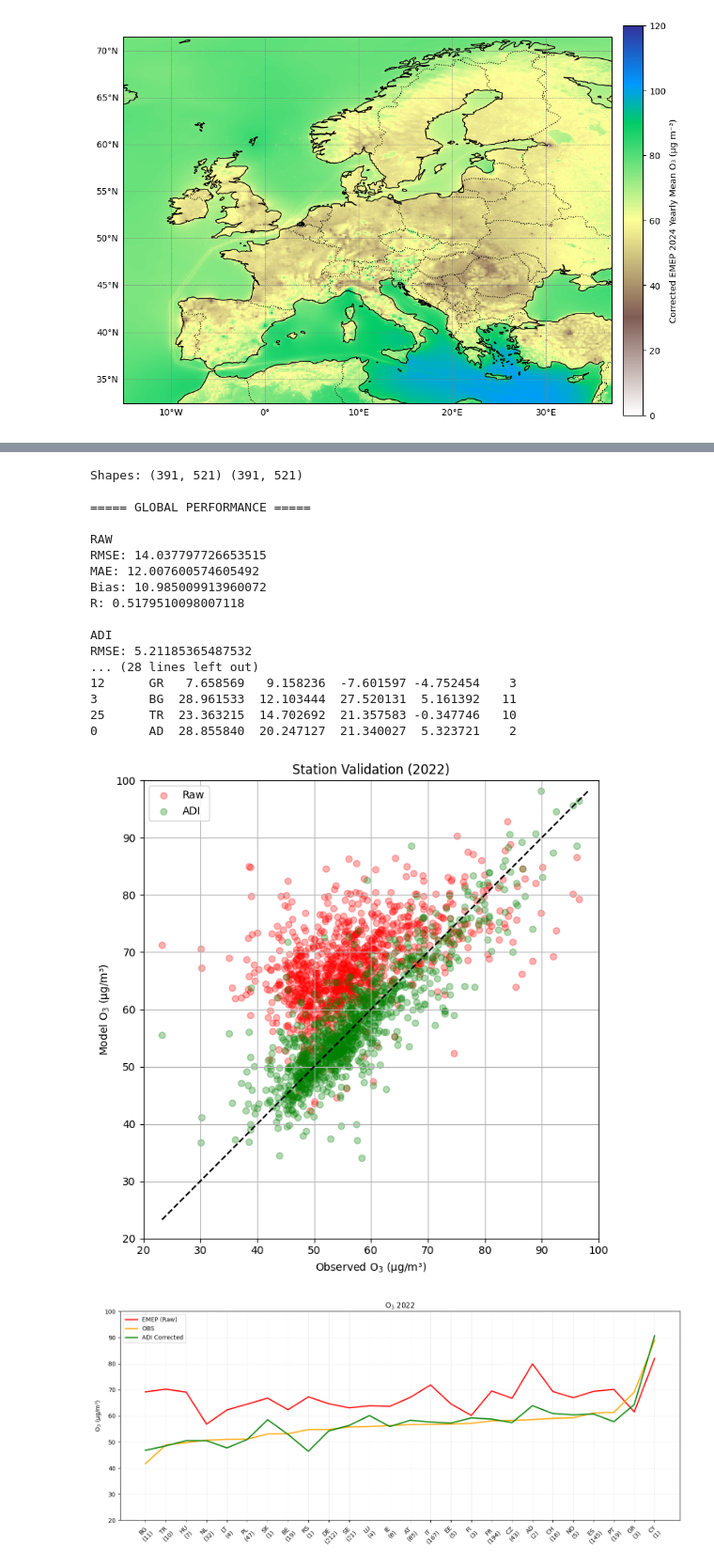
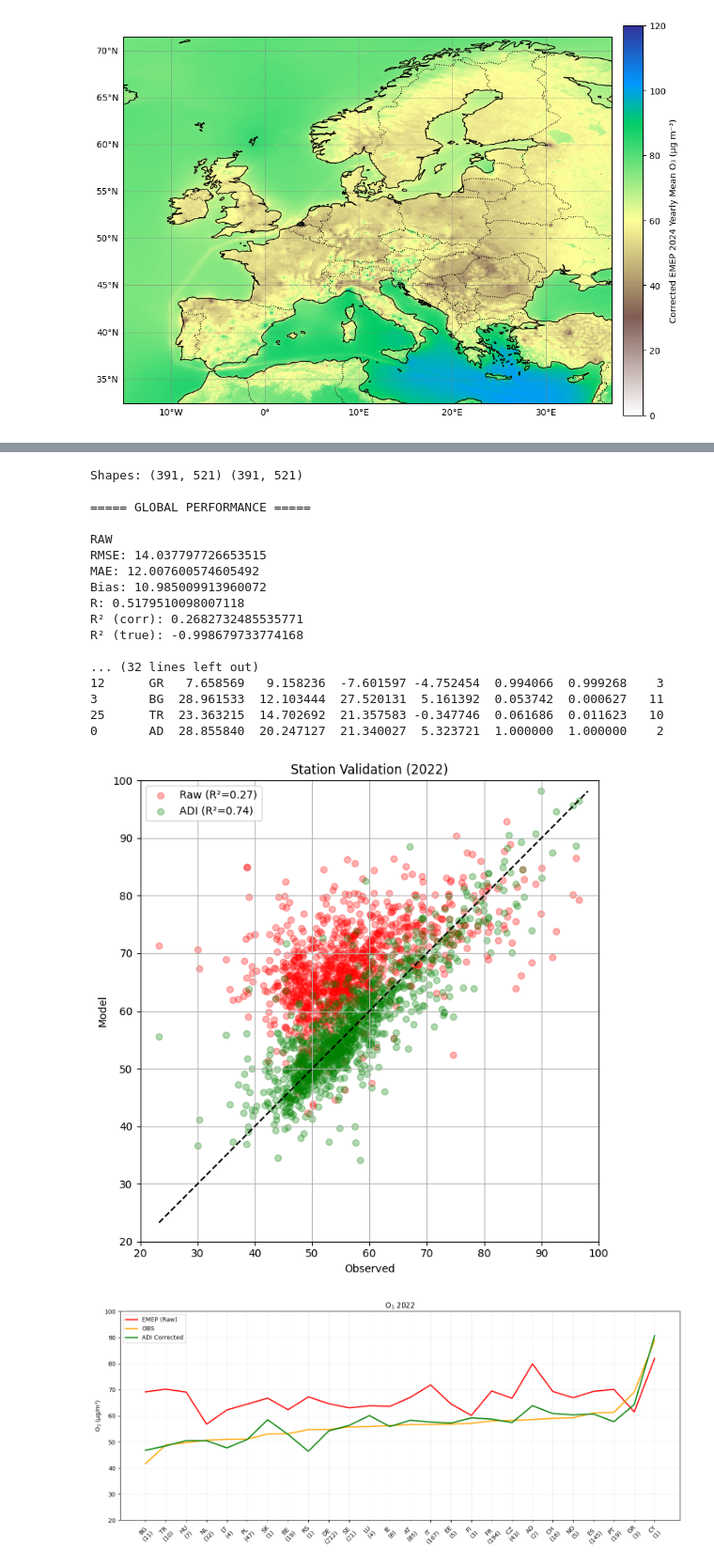
Before and after one commit to costpetrides/FAIRMODE-WG5, a Jupyter notebook: Phase2/ADI_O3.ipynb, the cells around one changed output, grey strips where cells are left out. Shown at 94% size. Drawn from its saved outputs; the diff is of its cells as text; code cells hidden in the pictures.

```diff
--- a/Phase2/ADI_O3.ipynb
+++ b/Phase2/ADI_O3.ipynb
@@ -1399,7 +1431,7 @@ def bilinear_interp(lon_pt, lat_pt, lon, lat, field):
     ) / ((x2 - x1) * (y2 - y1))
 
 # ======================================================
-# 4. EXTRACT MODEL VALUES AT STATIONS
+# 4. EXTRACT MODEL VALUES
 # ======================================================
 raw_vals = []
 wdi_vals = []
@@ -1438,22 +1470,44 @@ def bias(a, b):
 def corr(a, b):
     return np.corrcoef(a, b)[0,1]
 
+def r2_from_corr(r):
+    return r**2
+
+def r2_true(model, obs):
+    ss_res = np.sum((obs - model)**2)
+    ss_tot = np.sum((obs - np.mean(obs))**2)
+    return 1 - ss_res / ss_tot
+
 print("\n===== GLOBAL PERFORMANCE =====")
+
+# compute once
+r_raw = corr(raw_vals, obs)
+r_wdi = corr(wdi_vals, obs)
+
+r2_raw_corr = r2_from_corr(r_raw)
+r2_wdi_corr = r2_from_corr(r_wdi)
+
+r2_raw_true = r2_true(raw_vals, obs)
+r2_wdi_true = r2_true(wdi_vals, obs)
 
 print("\nRAW")
 print("RMSE:", rmse(raw_vals, obs))
 print("MAE:", mae(raw_vals, obs))
 print("Bias:", bias(raw_vals, obs))
-print("R:", corr(raw_vals, obs))
+print("R:", r_raw)
+print("R² (corr):", r2_raw_corr)
+print("R² (true):", r2_raw_true)
 
 print("\nADI")
 print("RMSE:", rmse(wdi_vals, obs))
 print("MAE:", mae(wdi_vals, obs))
 print("Bias:", bias(wdi_vals, obs))
-print("R:", corr(wdi_vals, obs))
+print("R:", r_wdi)
+print("R² (corr):", r2_wdi_corr)
+print("R² (true):", r2_wdi_true)
 
 # ======================================================
-# 7. COUNTRY-LEVEL METRICS
+# 7. COUNTRY METRICS
 # ======================================================
 results = []
 
@@ -1463,12 +1517,17 @@ for country, group in df.groupby("Country"):
     raw_c = group["Model_Raw"].values
     wdi_c = group["Model_WDI"].values
 
+    r_raw_c = corr(raw_c, obs_c)
+    r_wdi_c = corr(wdi_c, obs_c)
+
     results.append({
         "Country": country,
         "RMSE_Raw": rmse(raw_c, obs_c),
         "RMSE_WDI": rmse(wdi_c, obs_c),
         "Bias_Raw": bias(raw_c, obs_c),
         "Bias_WDI": bias(wdi_c, obs_c),
+        "R2_Raw": r_raw_c**2,
+        "R2_WDI": r_wdi_c**2,
         "N": len(group)
     })
 
@@ -1482,16 +1541,21 @@ print(metrics_df)
 # ======================================================
 plt.figure(figsize=(7,7))
 
-plt.scatter(obs, raw_vals, label="Raw", alpha=0.3, color='red')
-plt.scatter(obs, wdi_vals, label="ADI", alpha=0.3, color='green')
+plt.scatter(obs, raw_vals,
+            label=f"Raw (R²={r2_raw_corr:.2f})",
+            alpha=0.3, color='red')
+
+plt.scatter(obs, wdi_vals,
+            label=f"ADI (R²={r2_wdi_corr:.2f})",
+            alpha=0.3, color='green')
 
 min_v = min(obs.min(), raw_vals.min(), wdi_vals.min())
 max_v = max(obs.max(), raw_vals.max(), wdi_vals.max())
 
 plt.plot([min_v, max_v], [min_v, max_v], 'k--')
 
-plt.xlabel("Observed O$_3$ (μg/m³)")
-plt.ylabel("Model O$_3$ (μg/m³)")
+plt.xlabel("Observed")
+plt.ylabel("Model")
 plt.title("Station Validation (2022)")
 plt.xlim(20,100)
 plt.ylim(20,100)
@@ -1501,7 +1565,7 @@ plt.tight_layout()
 plt.show()
 
 # ======================================================
-# 9. COUNTRY COMPARISON PLOT
+# 9. COUNTRY PLOT
 # ======================================================
 country_mean = df.groupby("Country")[[
     "Average",
@@ -1517,43 +1581,43 @@ country_mean = country_mean.rename(columns={
 
 country_mean = country_mean.sort_values("OBS")
 
 nstations = df.groupby("Country").size()
-
 labels = [f"{c}\n({nstations[c]})" for c in country_mean.index]
 x = np.arange(len(country_mean))
 
 plt.figure(figsize=(14,6))
 
 plt.plot(x, country_mean["RAW"], color='red', linewidth=2, label="EMEP (Raw)")
 plt.plot(x, country_mean["OBS"], color='orange', linewidth=2, label="OBS")
 plt.plot(x, country_mean["WDI"], color='green', linewidth=2, label="ADI Corrected")
-plt.ylim(20,100)
+
 plt.xticks(x, labels, rotation=45)
 plt.ylabel("O$_3$ (μg/m³)")
 plt.title("O$_3$ 2022")
+plt.ylim(20,100)
 plt.legend()
 plt.grid(alpha=0.2)
 plt.tight_layout()
 plt.show()
 # %% [output]
 Shapes: (391, 521) (391, 521)
 
 ===== GLOBAL PERFORMANCE =====
 
 RAW
 RMSE: 14.037797726653515
 MAE: 12.007600574605492
 Bias: 10.985009913960072
 R: 0.5179510098007118
+R² (corr): 0.2682732485535771
+R² (true): -0.998679733774168
 
-ADI
-RMSE: 5.21185365487532
-... (28 lines left out)
-12      GR   7.658569   9.158236  -7.601597 -4.752454    3
-3       BG  28.961533  12.103444  27.520131  5.161392   11
-25      TR  23.363215  14.702692  21.357583 -0.347746   10
-0       AD  28.855840  20.247127  21.340027  5.323721    2
+... (32 lines left out)
+12      GR   7.658569   9.158236  -7.601597 -4.752454  0.994066  0.999268    3
+3       BG  28.961533  12.103444  27.520131  5.161392  0.053742  0.000627   11
+25      TR  23.363215  14.702692  21.357583 -0.347746  0.061686  0.011623   10
+0       AD  28.855840  20.247127  21.340027  5.323721  1.000000  1.000000    2
-[figure, old version]
+[figure, new version]
 [figure]
 # %%
 import numpy as np
```
Also changed, not shown: parts of 3 cells of this notebook.
